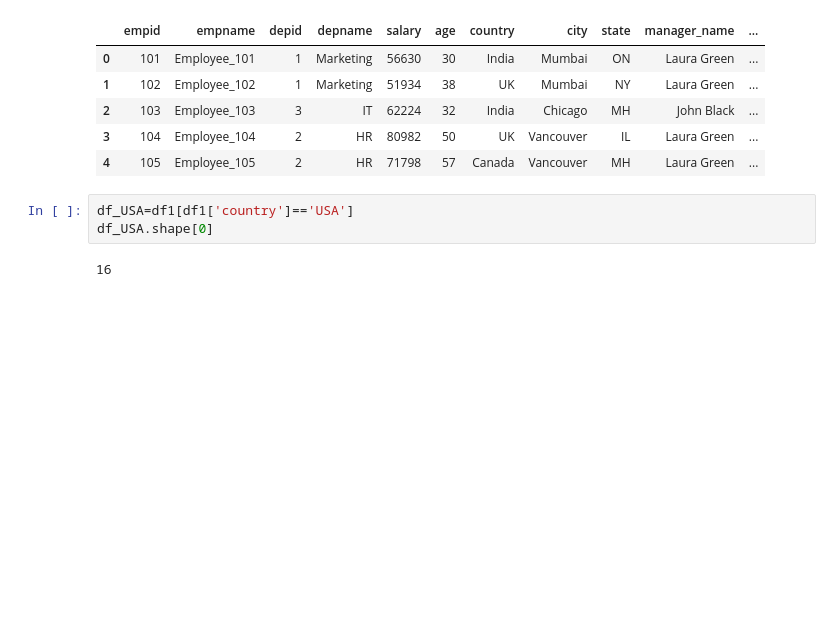
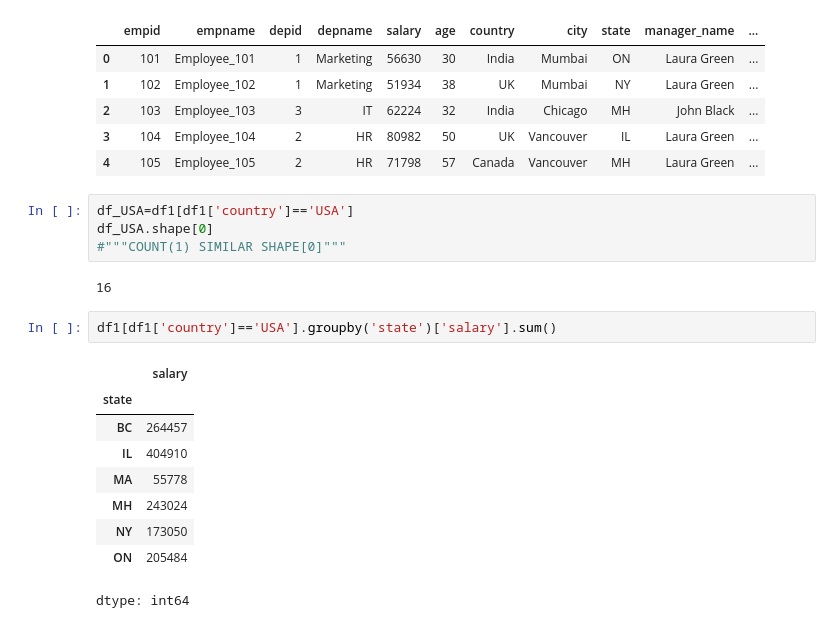
Before and after one commit to monishvarghesejoshy/emanzon, a Jupyter notebook: try.ipynb, the cells around one changed output. Saved outputs shown, nothing was run; the diff lists cells and outputs as text; blank space fills up the shorter version.

```diff
--- a/try.ipynb
+++ b/try.ipynb
@@ -482,5 +482,18 @@ df1.head()
 # %%
 df_USA=df1[df1['country']=='USA']
 df_USA.shape[0]
+#"""COUNT(1) SIMILAR SHAPE[0]"""
 # %% [output]
 16
+# %%
+df1[df1['country']=='USA'].groupby('state')['salary'].sum()
+# %% [output]
+|  | salary |
+| state |  |
+| BC | 264457 |
+| IL | 404910 |
+| MA | 55778 |
+| MH | 243024 |
+| NY | 173050 |
+| ON | 205484 |
+dtype: int64
```
Also changed, not shown: parts of 27 cells of this notebook.
